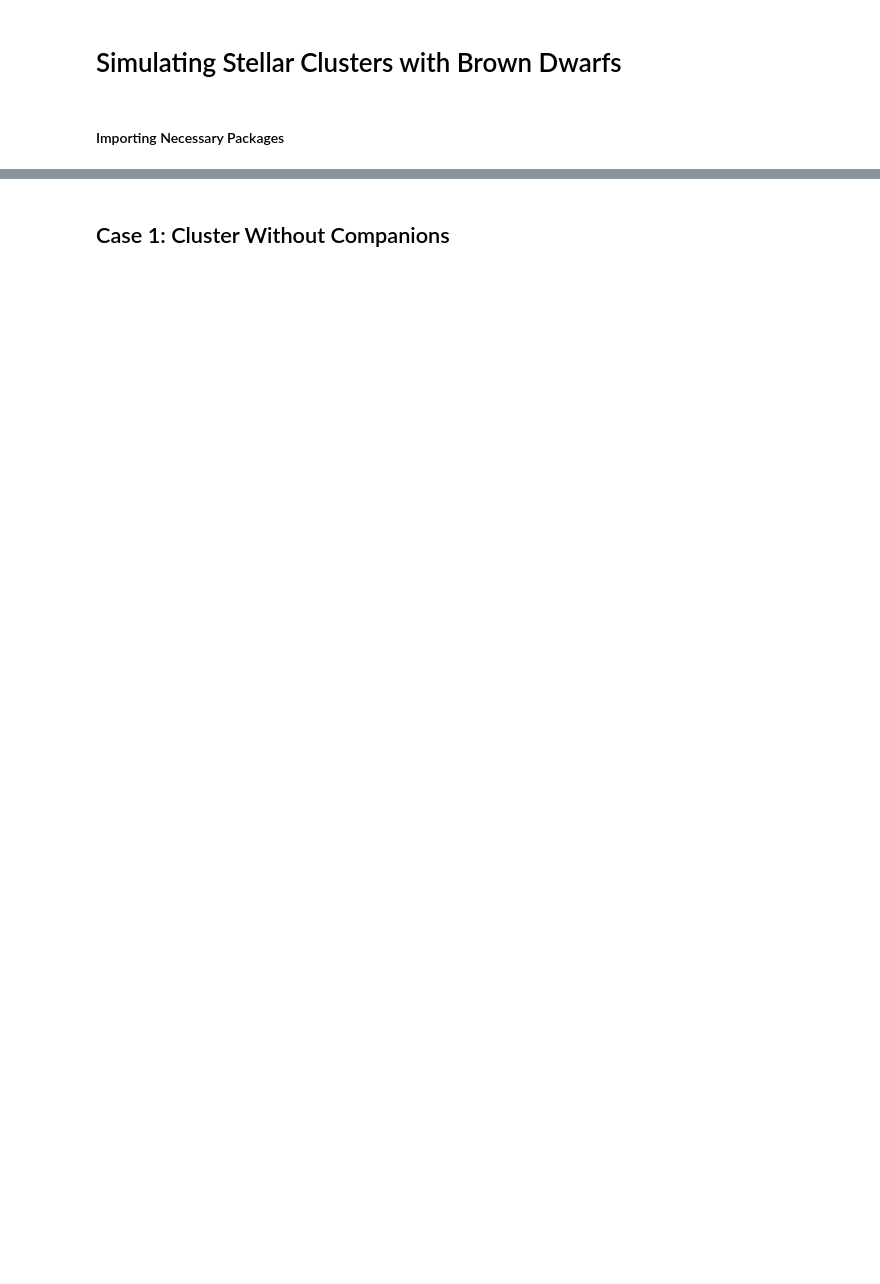
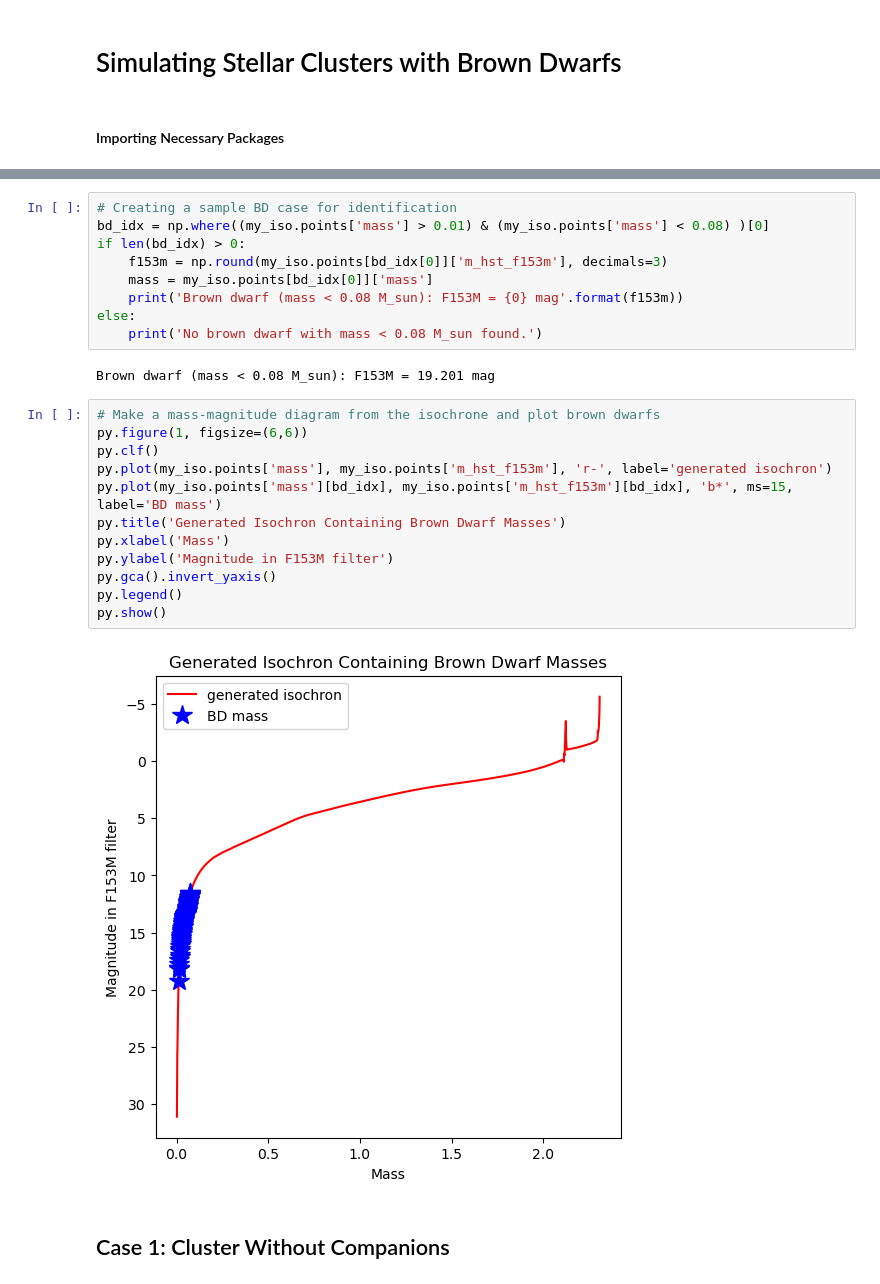
Before and after one commit to astropy/SPISEA, a Jupyter notebook: changes/BD_Clusters.ipynb, the cells around one changed output, grey strips where cells are left out. Drawn from its saved outputs; the diff is of its cells as text; blank space fills up the shorter version.

```diff
--- a/changes/BD_Clusters.ipynb
+++ b/changes/BD_Clusters.ipynb
@@ -17,3 +28,28 @@ from astropy.table import vstack
+# %%
+# Creating a sample BD case for identification
+bd_idx = np.where((my_iso.points['mass'] > 0.01) & (my_iso.points['mass'] < 0.08) )[0]
+if len(bd_idx) > 0:
+    f153m = np.round(my_iso.points[bd_idx[0]]['m_hst_f153m'], decimals=3)
+    mass = my_iso.points[bd_idx[0]]['mass']
+    print('Brown dwarf (mass < 0.08 M_sun): F153M = {0} mag'.format(f153m))
+else:
+    print('No brown dwarf with mass < 0.08 M_sun found.')
+# %% [output]
+Brown dwarf (mass < 0.08 M_sun): F153M = 19.201 mag
+# %%
+# Make a mass-magnitude diagram from the isochrone and plot brown dwarfs
+py.figure(1, figsize=(6,6))
+py.clf()
+py.plot(my_iso.points['mass'], my_iso.points['m_hst_f153m'], 'r-', label='generated isochron')
+py.plot(my_iso.points['mass'][bd_idx], my_iso.points['m_hst_f153m'][bd_idx], 'b*', ms=15, label='BD mass')
+py.title('Generated Isochron Containing Brown Dwarf Masses')
+py.xlabel('Mass')
+py.ylabel('Magnitude in F153M filter')
+py.gca().invert_yaxis()
+py.legend()
+py.show()
+# %% [output]
+[figure, added]
 # %% [markdown]
 ## Case 1: Cluster Without Companions
 # %% [markdown]
```
Also changed, not shown: parts of 21 cells of this notebook.
